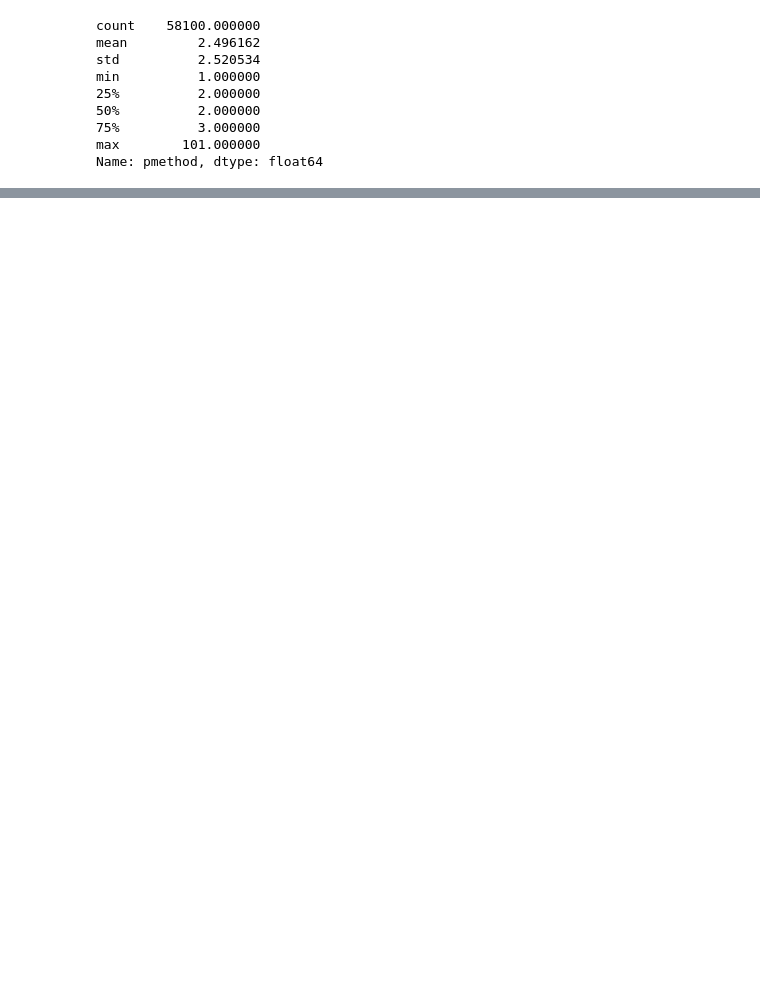
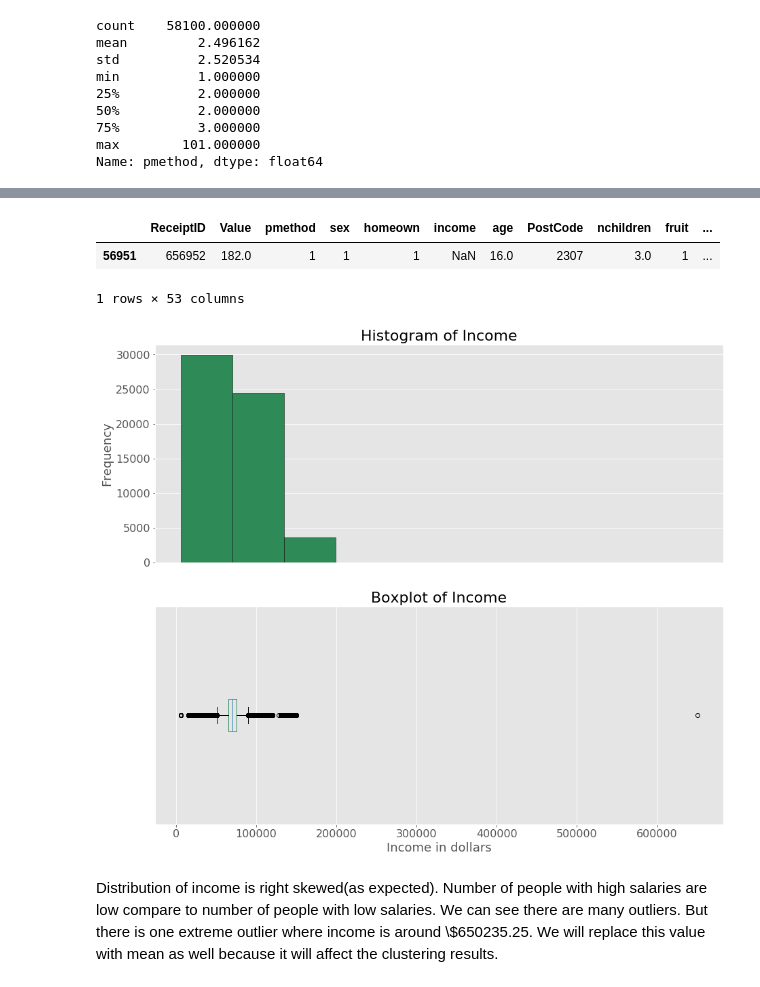
Before and after one commit to NandishRPatel/DATA-SCIENCE-PROJECTS, a Jupyter notebook: SIMULATED COLES DATA/Project_Notebook.ipynb, the cells around one changed output, grey strips where cells are left out. Saved outputs shown, nothing was run; the diff lists cells and outputs as text; code cells hidden in the pictures; blank space fills up the shorter version.

```diff
--- a/SIMULATED COLES DATA/Project_Notebook.ipynb
+++ b/SIMULATED COLES DATA/Project_Notebook.ipynb
@@ -220,0 +374,18 @@ Name: pmethod, dtype: float64
+# %%
+# Checking for missing values
+data[data.income.isna()]
+# %% [output]
+|  | ReceiptID | Value | pmethod | sex | homeown | income | age | PostCode | nchildren | fruit | ... |
+| 56951 | 656952 | 182.0 | 1 | 1 | 1 | NaN | 16.0 | 2307 | 3.0 | 1 | ... |
+1 rows × 53 columns
+# %%
+# Replacing missing value with mean value
+data.loc[data.income[data.income.isna()].index, "income"]  = data.income.median()
+# %%
+%autoreload 2
+custom_functions.create_histogram_plus_boxplot(data.income, "Income", color = "seagreen", ylabel = "Frequency",
+                                               xlabel = "Income in dollars" , size = (15,13))
+# %% [output]
+[figure, added]
+# %% [markdown]
+Distribution of income is right skewed(as expected). Number of people with high salaries are low compare to number of people with low salaries. We can see there are many outliers. But there is one extreme outlier where income is around \\$650235.25. We will replace this value with mean as well because it will affect the clustering results.
```
Also changed, not shown: parts of 28 cells of this notebook, 1 other file.
